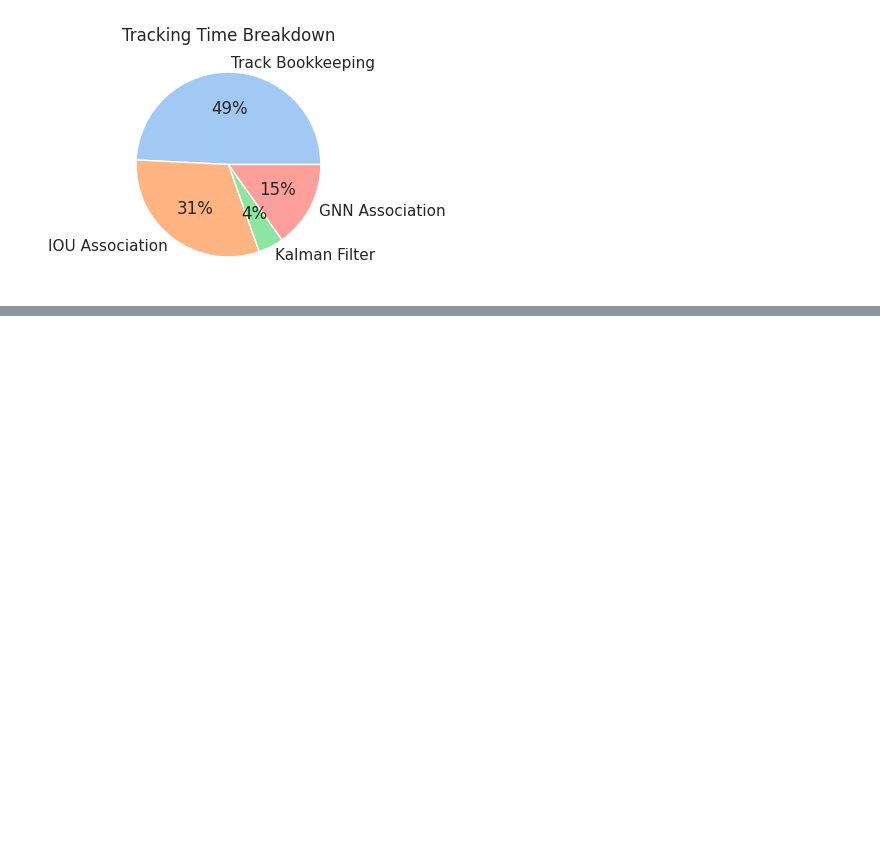
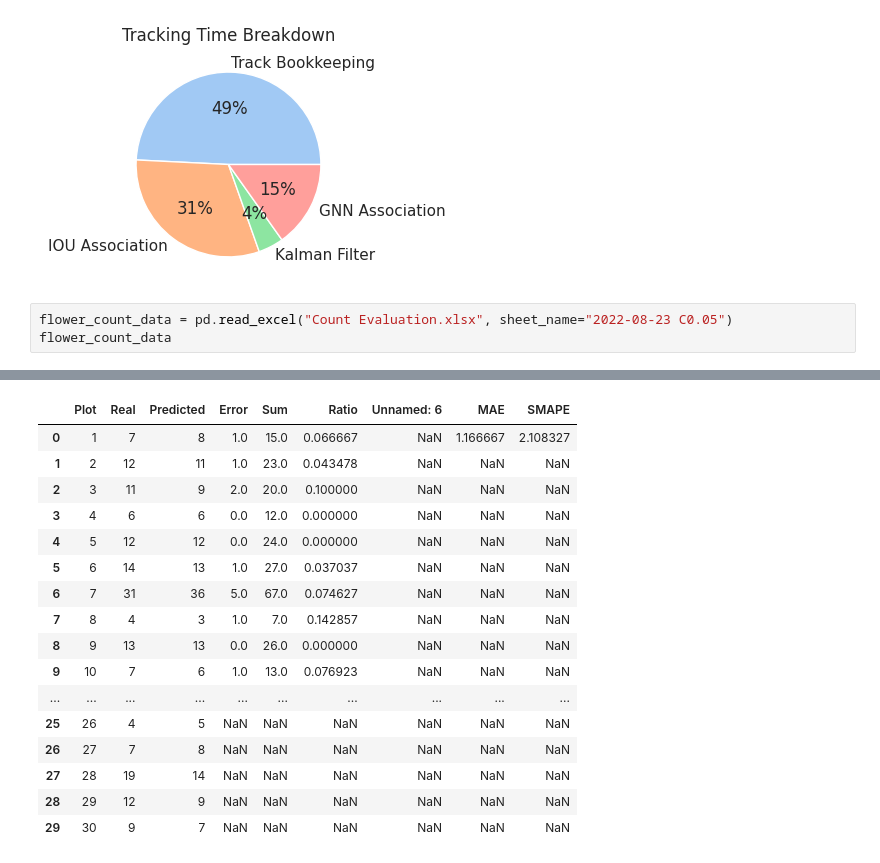
Before and after one commit to UGA-BSAIL/cotton_flower_mot, a Jupyter notebook: notebooks/generate_figures.ipynb, the cells around one changed output, grey strips where cells are left out. Drawn from its saved outputs; the diff is of its cells as text; blank space fills up the shorter version.

```diff
--- a/notebooks/generate_figures.ipynb
+++ b/notebooks/generate_figures.ipynb
@@ -320,3 +322,7 @@ plt.title("Tracking Time Breakdown")
 plt.show()
 # %% [output]
 [figure]
+# %%
+flower_count_data = pd.read_excel("Count Evaluation.xlsx", sheet_name="2022-08-23 C0.05")
+flower_count_data
+# %% [output]
@@ -322,0 +330,17 @@ plt.show()
+|  | Plot | Real | Predicted | Error | Sum | Ratio | Unnamed: 6 | MAE | SMAPE |
+| 0 | 1 | 7 | 8 | 1.0 | 15.0 | 0.066667 | NaN | 1.166667 | 2.108327 |
+| 1 | 2 | 12 | 11 | 1.0 | 23.0 | 0.043478 | NaN | NaN | NaN |
+| 2 | 3 | 11 | 9 | 2.0 | 20.0 | 0.100000 | NaN | NaN | NaN |
+| 3 | 4 | 6 | 6 | 0.0 | 12.0 | 0.000000 | NaN | NaN | NaN |
+| 4 | 5 | 12 | 12 | 0.0 | 24.0 | 0.000000 | NaN | NaN | NaN |
+| 5 | 6 | 14 | 13 | 1.0 | 27.0 | 0.037037 | NaN | NaN | NaN |
+| 6 | 7 | 31 | 36 | 5.0 | 67.0 | 0.074627 | NaN | NaN | NaN |
+| 7 | 8 | 4 | 3 | 1.0 | 7.0 | 0.142857 | NaN | NaN | NaN |
+| 8 | 9 | 13 | 13 | 0.0 | 26.0 | 0.000000 | NaN | NaN | NaN |
+| 9 | 10 | 7 | 6 | 1.0 | 13.0 | 0.076923 | NaN | NaN | NaN |
+| ... | ... | ... | ... | ... | ... | ... | ... | ... | ... |
+| 25 | 26 | 4 | 5 | NaN | NaN | NaN | NaN | NaN | NaN |
+| 26 | 27 | 7 | 8 | NaN | NaN | NaN | NaN | NaN | NaN |
+| 27 | 28 | 19 | 14 | NaN | NaN | NaN | NaN | NaN | NaN |
+| 28 | 29 | 12 | 9 | NaN | NaN | NaN | NaN | NaN | NaN |
+| 29 | 30 | 9 | 7 | NaN | NaN | NaN | NaN | NaN | NaN |
```
Also changed, not shown: parts of 4 cells of this notebook, 2 other files.
